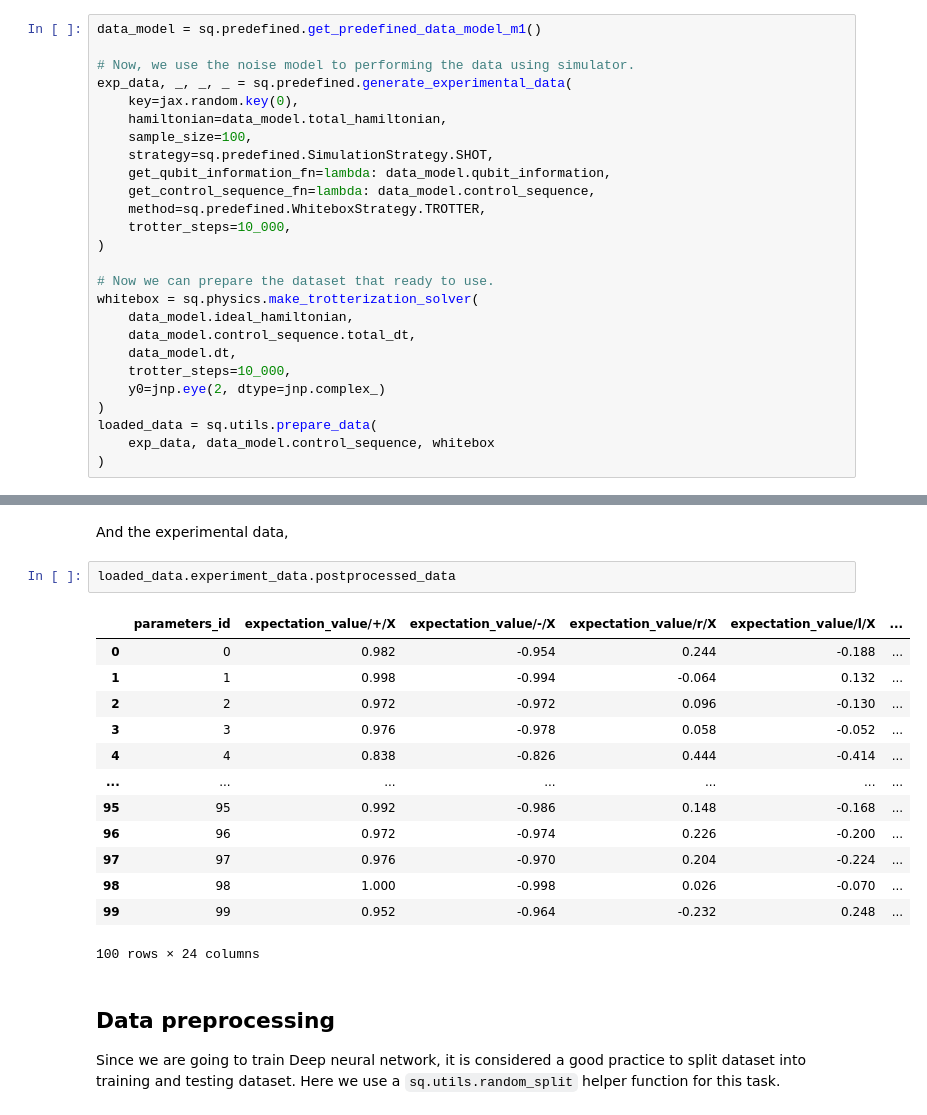
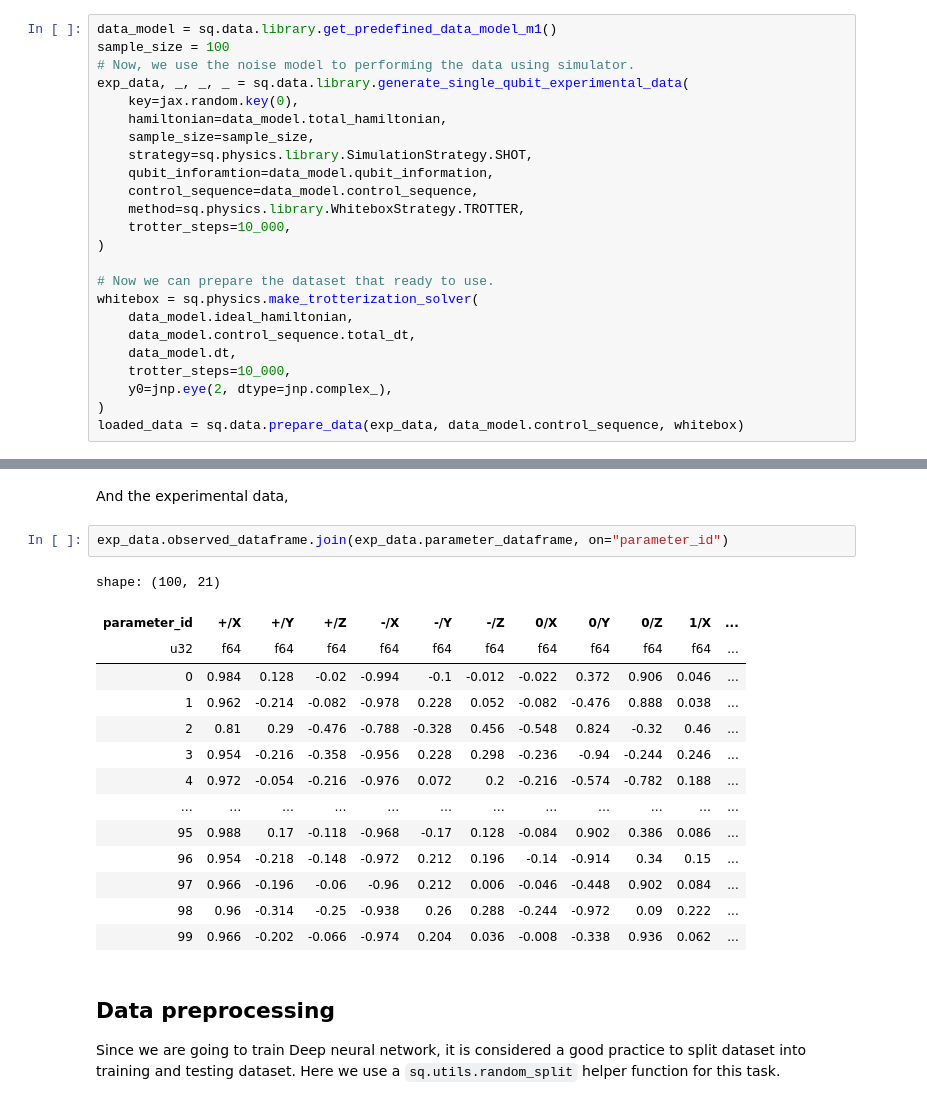
Before and after one commit to PorametPat/inspeqtor, a Jupyter notebook: docs/tutorials/tutorial_0003_cc.ipynb, the cells around one changed output, grey strips where cells are left out. Cells and saved outputs as stored; diff of their text form.

```diff
--- a/docs/tutorials/tutorial_0003_cc.ipynb
+++ b/docs/tutorials/tutorial_0003_cc.ipynb
@@ -14,17 +14,17 @@ import inspeqtor.experimental as sq
 # %% [markdown]
 ## Generate some synthetic data
 # %%
-data_model = sq.predefined.get_predefined_data_model_m1()
-
+data_model = sq.data.library.get_predefined_data_model_m1()
+sample_size = 100
 # Now, we use the noise model to performing the data using simulator.
-exp_data, _, _, _ = sq.predefined.generate_experimental_data(
+exp_data, _, _, _ = sq.data.library.generate_single_qubit_experimental_data(
     key=jax.random.key(0),
     hamiltonian=data_model.total_hamiltonian,
-    sample_size=100,
-    strategy=sq.predefined.SimulationStrategy.SHOT,
-    get_qubit_information_fn=lambda: data_model.qubit_information,
-    get_control_sequence_fn=lambda: data_model.control_sequence,
-    method=sq.predefined.WhiteboxStrategy.TROTTER,
+    sample_size=sample_size,
+    strategy=sq.physics.library.SimulationStrategy.SHOT,
+    qubit_inforamtion=data_model.qubit_information,
+    control_sequence=data_model.control_sequence,
+    method=sq.physics.library.WhiteboxStrategy.TROTTER,
     trotter_steps=10_000,
 )
 
@@ -34,11 +34,9 @@ whitebox = sq.physics.make_trotterization_solver(
     data_model.control_sequence.total_dt,
     data_model.dt,
     trotter_steps=10_000,
-    y0=jnp.eye(2, dtype=jnp.complex_)
+    y0=jnp.eye(2, dtype=jnp.complex_),
 )
-loaded_data = sq.utils.prepare_data(
-    exp_data, data_model.control_sequence, whitebox
-)
+loaded_data = sq.data.prepare_data(exp_data, data_model.control_sequence, whitebox)
 # %% [markdown]
 We can inspect the experiment configuration from predefined noise model using `display` function from `flax.nnx`
 # %%
@@ -51,21 +48,22 @@ display(loaded_data.experiment_data.experiment_config)
 # %% [markdown]
 And the experimental data,
 # %%
-loaded_data.experiment_data.postprocessed_data
+exp_data.observed_dataframe.join(exp_data.parameter_dataframe, on="parameter_id")
 # %% [output]
+shape: (100, 21)
-|  | parameters_id | expectation_value/+/X | expectation_value/-/X | expectation_value/r/X | expectation_value/l/X | ... |
-| 0 | 0 | 0.982 | -0.954 | 0.244 | -0.188 | ... |
-| 1 | 1 | 0.998 | -0.994 | -0.064 | 0.132 | ... |
-| 2 | 2 | 0.972 | -0.972 | 0.096 | -0.130 | ... |
-| 3 | 3 | 0.976 | -0.978 | 0.058 | -0.052 | ... |
-| 4 | 4 | 0.838 | -0.826 | 0.444 | -0.414 | ... |
-| ... | ... | ... | ... | ... | ... | ... |
-| 95 | 95 | 0.992 | -0.986 | 0.148 | -0.168 | ... |
-| 96 | 96 | 0.972 | -0.974 | 0.226 | -0.200 | ... |
-| 97 | 97 | 0.976 | -0.970 | 0.204 | -0.224 | ... |
-| 98 | 98 | 1.000 | -0.998 | 0.026 | -0.070 | ... |
-| 99 | 99 | 0.952 | -0.964 | -0.232 | 0.248 | ... |
+| parameter_id | +/X | +/Y | +/Z | -/X | -/Y | -/Z | 0/X | 0/Y | 0/Z | 1/X | ... |
+| u32 | f64 | f64 | f64 | f64 | f64 | f64 | f64 | f64 | f64 | f64 | ... |
+| 0 | 0.984 | 0.128 | -0.02 | -0.994 | -0.1 | -0.012 | -0.022 | 0.372 | 0.906 | 0.046 | ... |
+| 1 | 0.962 | -0.214 | -0.082 | -0.978 | 0.228 | 0.052 | -0.082 | -0.476 | 0.888 | 0.038 | ... |
+| 2 | 0.81 | 0.29 | -0.476 | -0.788 | -0.328 | 0.456 | -0.548 | 0.824 | -0.32 | 0.46 | ... |
+| 3 | 0.954 | -0.216 | -0.358 | -0.956 | 0.228 | 0.298 | -0.236 | -0.94 | -0.244 | 0.246 | ... |
+| 4 | 0.972 | -0.054 | -0.216 | -0.976 | 0.072 | 0.2 | -0.216 | -0.574 | -0.782 | 0.188 | ... |
+| … | … | … | … | … | … | … | … | … | … | … | ... |
+| 95 | 0.988 | 0.17 | -0.118 | -0.968 | -0.17 | 0.128 | -0.084 | 0.902 | 0.386 | 0.086 | ... |
+| 96 | 0.954 | -0.218 | -0.148 | -0.972 | 0.212 | 0.196 | -0.14 | -0.914 | 0.34 | 0.15 | ... |
+| 97 | 0.966 | -0.196 | -0.06 | -0.96 | 0.212 | 0.006 | -0.046 | -0.448 | 0.902 | 0.084 | ... |
+| 98 | 0.96 | -0.314 | -0.25 | -0.938 | 0.26 | 0.288 | -0.244 | -0.972 | 0.09 | 0.222 | ... |
+| 99 | 0.966 | -0.202 | -0.066 | -0.974 | 0.204 | 0.036 | -0.008 | -0.338 | 0.936 | 0.062 | ... |
-100 rows × 24 columns
 # %% [markdown]
 ## Data preprocessing
 
```
Also changed, not shown: parts of 17 cells of this notebook, 45 other files.
